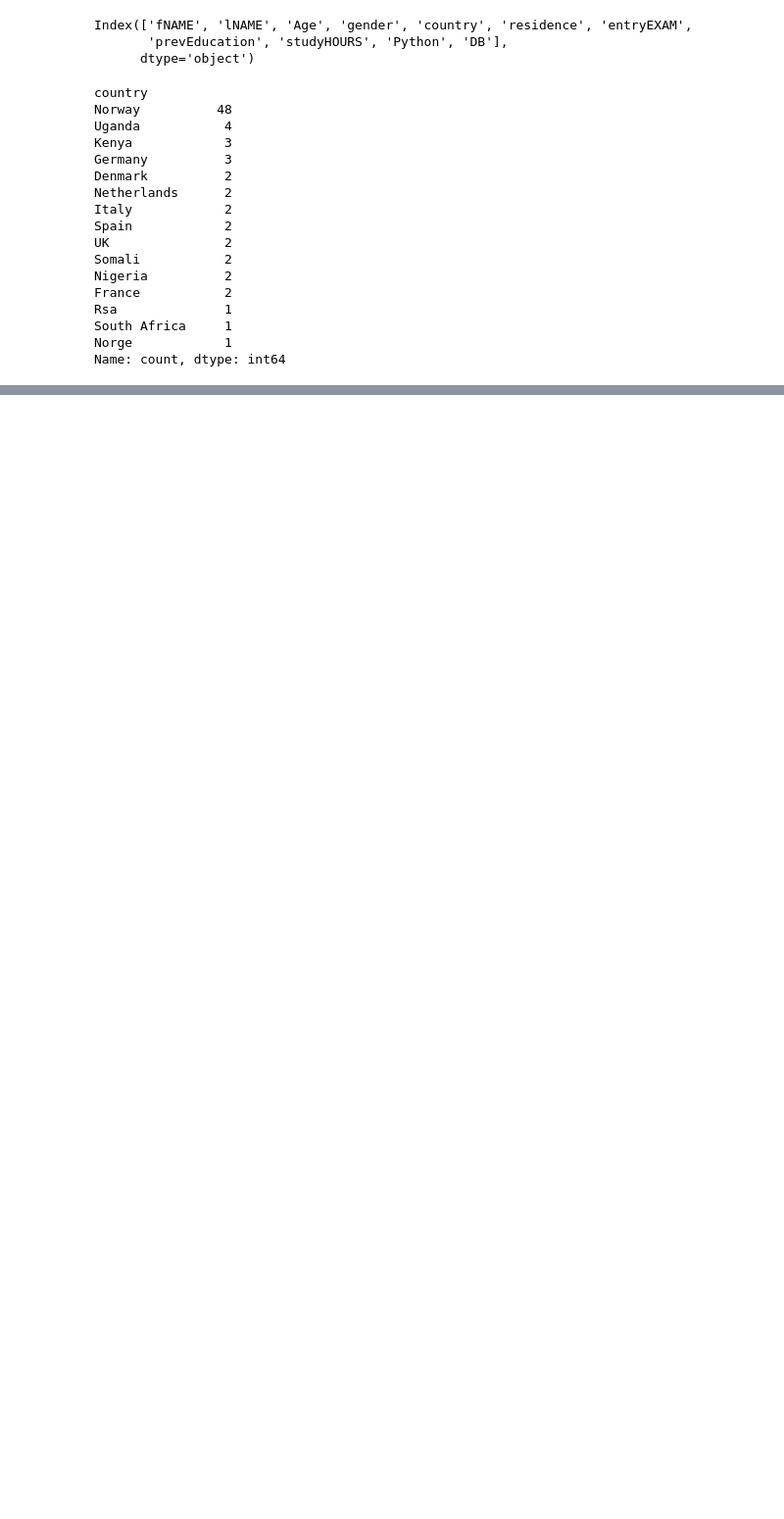
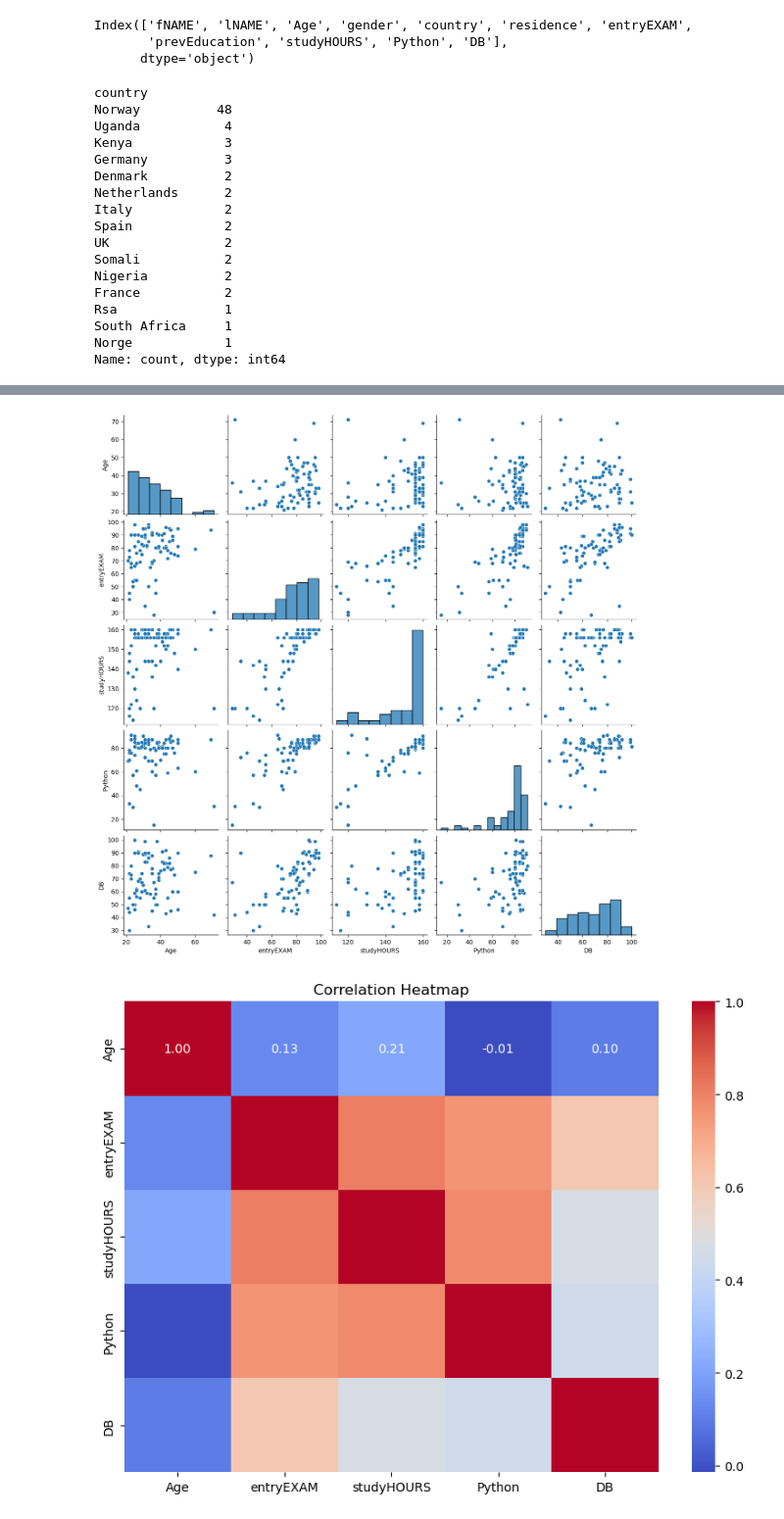
Before and after one commit to sajjadkhazaei/students_performance, a Jupyter notebook: main.ipynb, the cells around one changed output, grey strips where cells are left out. Shown: that part at 98% size. Drawn from its saved outputs; the diff is of its cells as text; code cells hidden in the pictures; blank space fills up the shorter version.

```diff
--- a/main.ipynb
+++ b/main.ipynb
@@ -233,0 +283,18 @@ Name: count, dtype: int64
+# %%
+# Pair Plot to examine relationships among numeric variables
+sns.pairplot(df[numerical_columns])
+plt.show()
+
+# Correlation Heatmap - ensure at least 4 numeric columns are available
+if len(numerical_columns) >= 4:
+    plt.figure(figsize=(8,6))
+    corr = df[numerical_columns].corr()
+    sns.heatmap(corr, annot=True, cmap='coolwarm', fmt='.2f')
+    plt.title('Correlation Heatmap')
+    plt.tight_layout()
+    plt.show()
+else:
+    print('Not enough numeric columns for a correlation heatmap.')
+# %% [output]
+[figure, added]
+[figure, added]
```
Also changed, not shown: parts of 7 cells of this notebook, 1 other file.
